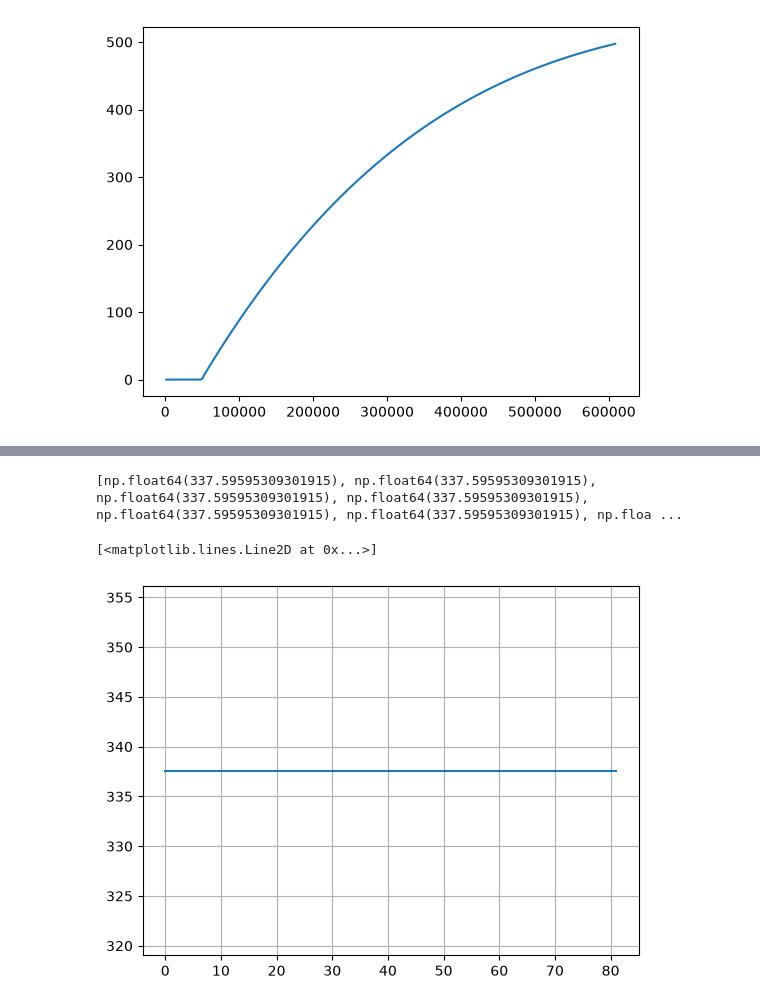
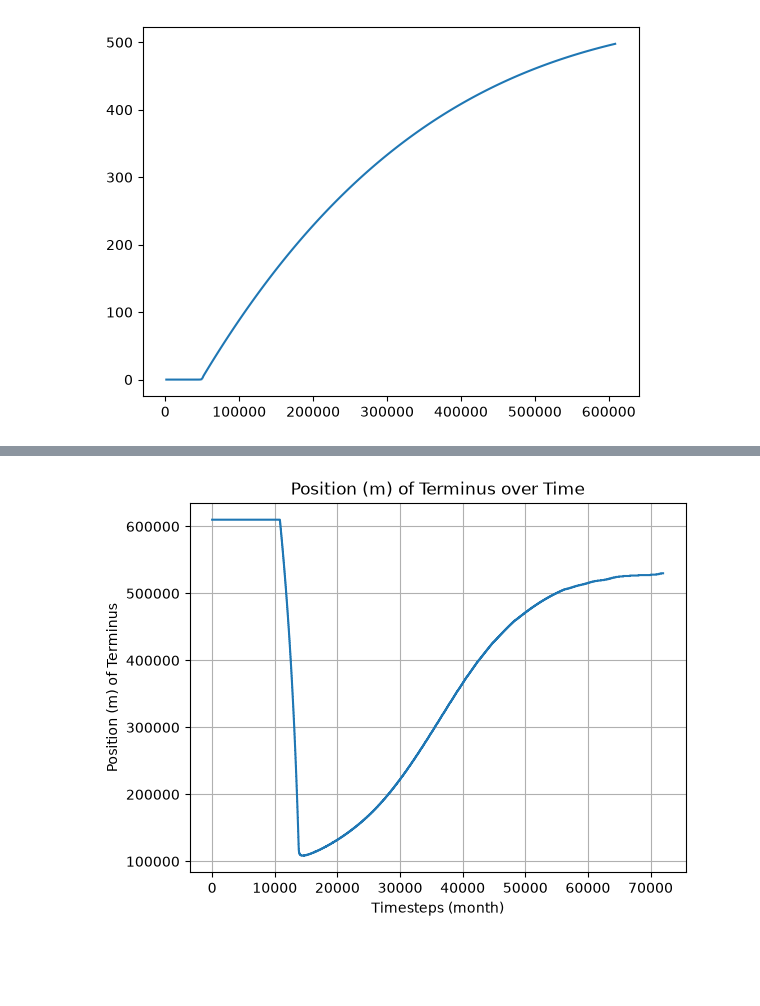
Before and after one commit to AdaKuhtz/1d_calving_experiment, a Jupyter notebook: mismipp_dual_1d_steady_state.ipynb, the cells around one changed output, grey strips where cells are left out. Drawn from its saved outputs; the diff is of its cells as text; code cells hidden in the pictures; blank space fills up the shorter version.

```diff
--- a/mismipp_dual_1d_steady_state.ipynb
+++ b/mismipp_dual_1d_steady_state.ipynb
@@ -416,7 +416,7 @@ Main driver:
 
 method = irksome.BackwardEuler()
 t = Constant(0.0)
-timestep = 0.2
+timestep = 1/12
 dt = Constant(timestep)
 
 fparams = {"quadrature_degree": 8}
@@ -796,10 +549,16 @@ NameError: name 'calve_term_change_list' is not defined
 # %%
-def terminus_development(term_list):
-    """This function takes a list of values and then creates an x-axis that enumerates the points. In this context this is useful for plottting a
-    quantity that we are tracking over time (so for each time step)."""
+def glacier_over_time(term_list, property):
+    """
+    This function takes a list of values and then creates an x-axis that
+    enumerates the points. In this context this is useful for plottting a property
+    that we are tracking over time (so for each time step).
+    """
     n = len(term_list)
     x_list = np.arange(n)
-    fig, ax = plt.subplots()
+    _, ax = plt.subplots()
+    ax.set_title(f"{property} over Time")
+    ax.set_xlabel("Timesteps (month)")
+    ax.set_ylabel(f"{property}")
     plt.grid()
     # ax.set_ylim(100_000, 600_000)
     return ax.plot(x_list, term_list)
@@ -806,12 +569,11 @@ def terminus_development(term_list):
 # %%
 # this plot shows the velocity at approximatley the terminus of the glacier
-# it seems that the velocity changes quite a bit and quite rapidly (I don't understand the physics of this)
 
 terminus_velocities = []
-for w in ws2:
+for w in ws:
     u = w.sub(0)
-    h1 = w.sub(3)
-    node = end_of_glacier_node(h1)
+    h = w.sub(3)
+    node = end_of_glacier_node(h)
     u_at_points = u.dat.data_ro
 
     if node == 'empty':
@@ -819,8 +581,5 @@ for w in ws2:
     else:
         terminus_velocities += [u_at_points[node]]
 
-print(len(terminus_velocities))
-print(len(ws2))
-
-terminus_development(terminus_velocities)
+glacier_over_time(terminus_velocities, "Velocity (m/yr) at Terminus");
 # %% [output]
@@ -831,19 +587,18 @@ terminus_development(terminus_velocities)
 # %%
+# plot of terminus position
+
 terminus_positions = []
-for w in ws2:
-    h1 = w.sub(3)
-    node = end_of_glacier_node(h1)
-    u_at_points = u.dat.data_ro
+for w in ws:
+    h = w.sub(3)
+    node = end_of_glacier_fast(h)
 
     if node == 'empty':
-        terminus_positions = terminus_positions
+        terminus_positions += [lx]
     else:
-        terminus_positions += [u_at_points[node]]
+        terminus_positions += [node]
 
-print(terminus_positions)
+# print(terminus_positions)
 
-terminus_development(terminus_positions)
+glacier_over_time(terminus_positions, "Position (m) of Terminus");
 # %% [output]
-[np.float64(337.59595309301915), np.float64(337.59595309301915), np.float64(337.59595309301915), np.float64(337.59595309301915), np.float64(337.59595309301915), np.float64(337.59595309301915), np.floa ...
-[<matplotlib.lines.Line2D at 0x...>]
-[figure, old version]
+[figure, new version]
```
Also changed, not shown: parts of 42 cells of this notebook, 3 other files.
